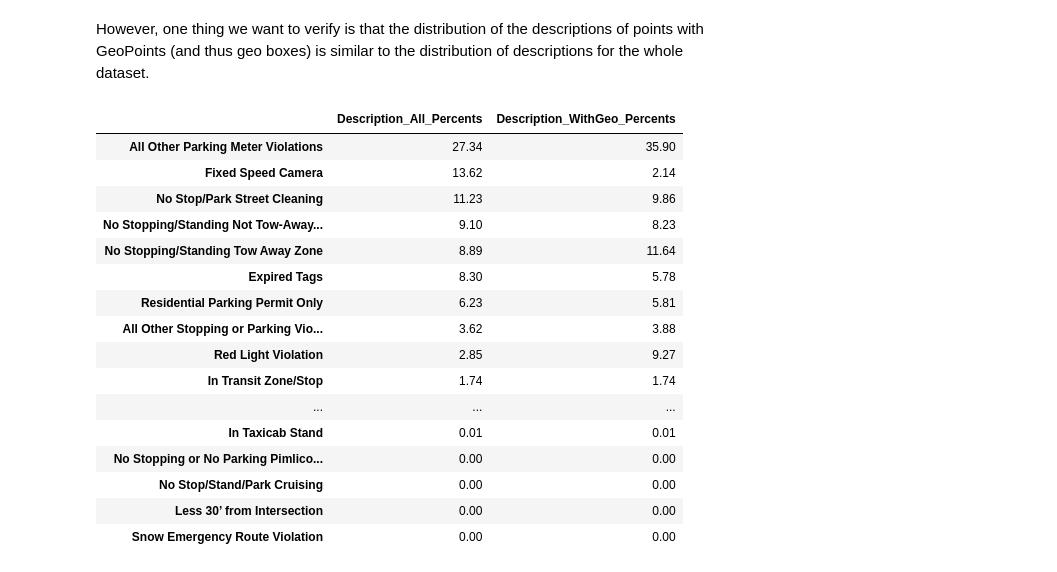
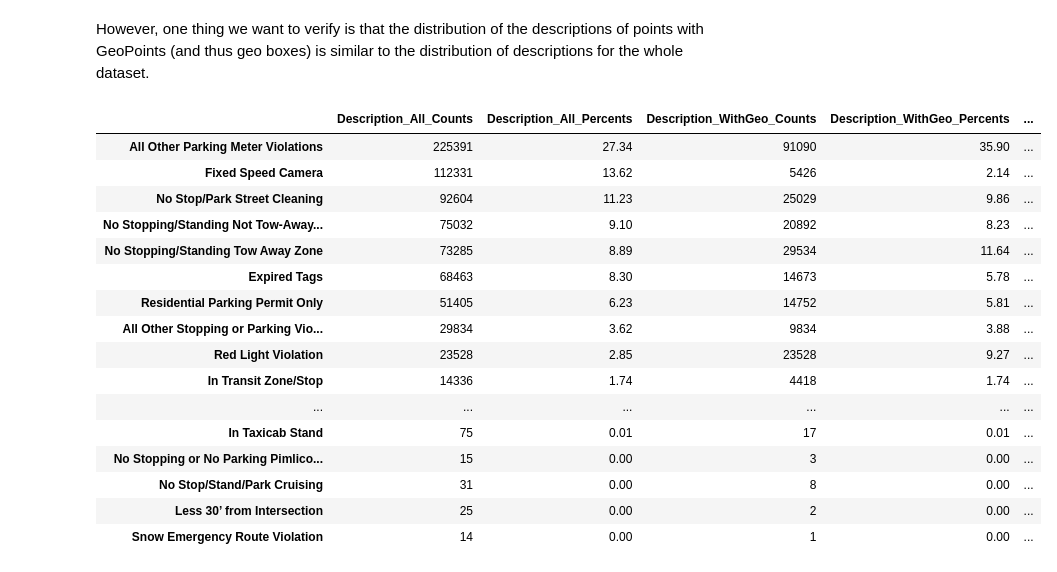
Before and after one commit to nichollsbr/baltimore-transit, a Jupyter notebook: Parking_Citations_Analysis.ipynb, the cells around one changed output. Saved outputs shown, nothing was run; the diff lists cells and outputs as text; code cells hidden in the pictures.

```diff
--- a/Parking_Citations_Analysis.ipynb
+++ b/Parking_Citations_Analysis.ipynb
@@ -247,10 +236,24 @@ matchingTicketCount = []
 for i in hourList:
     matchingTicketCount.append(ticket_hours.get(i, 0))
 
+ticket_DayOfWeek = fixed_speed_camera_all["ViolDate"].map(lambda x: x.weekday()).value_counts()
+dayList = list(range(0,7))
+matchingDayTicketCount = []
+for i in dayList:
+    matchingDayTicketCount.append(ticket_DayOfWeek.get(i, 0))
+
+plt.figure(figsize=(10, 4))
+plt.subplot(1,2,1)
 plt.bar(hourList, matchingTicketCount, align='center', alpha=0.5)
 plt.xlabel("Hour of Day")
 plt.ylabel('Citation Count')
-plt.title('Fixed Speed Ticket Citation Count')
+plt.title('Fixed Speed Ticket Citation Count by Hour')
+
+plt.subplot(1,2,2)
+plt.bar(dayList, matchingDayTicketCount, align='center', alpha=0.5)
+plt.xlabel("Weekday")
+plt.ylabel('Citation Count')
+plt.title('Fixed Speed Ticket Citation Count by Day of Week')
 
 plt.show()
 # %% [output]
@@ -283,37 +288,43 @@ However, one thing we want to verify is that the distribution of the description
 # %%
 all_counts = pc["Description"].value_counts().sort_index()
 records_with_geo_counts = pc[pc["GeoBox"].isnull()]["Description"].value_counts().sort_index()
 labels = all_counts.index.values
 all_count_vals = all_counts.values
 records_with_geo_counts_vals = records_with_geo_counts.values
 
 datadict = {
     "Description_All_Percents" : [],
-    "Description_WithGeo_Percents": []
+    "Description_WithGeo_Percents": [],
+    "Description_All_Counts": [],
+    "Description_WithGeo_Counts": []
 }
 
 for i in range(len(labels)):
     percent_all = float("{:.2f}".format(all_count_vals[i]/np.sum(all_count_vals)*100))
     percent_geo = float("{:.2f}".format(records_with_geo_counts_vals[i]/np.sum(records_with_geo_counts_vals)*100))
     datadict["Description_All_Percents"].append(percent_all)
     datadict["Description_WithGeo_Percents"].append(percent_geo)
+    datadict["Description_All_Counts"].append(all_count_vals[i])
+    datadict["Description_WithGeo_Counts"].append(records_with_geo_counts_vals[i])
 
-pd.DataFrame(data = datadict, index = labels).sort_values(by = "Description_All_Percents", axis = 0, ascending = False)
+countDF = pd.DataFrame(data = datadict, index = labels).sort_values(by = "Description_All_Percents", axis = 0, ascending = False)
+countDF["percent_withgeo"] = countDF["Description_WithGeo_Counts"]/countDF["Description_All_Counts"]*100
+countDF
 # %% [output]
-|  | Description_All_Percents | Description_WithGeo_Percents |
-| All Other Parking Meter Violations | 27.34 | 35.90 |
-| Fixed Speed Camera | 13.62 | 2.14 |
-| No Stop/Park Street Cleaning | 11.23 | 9.86 |
-| No Stopping/Standing Not Tow-Away... | 9.10 | 8.23 |
-| No Stopping/Standing Tow Away Zone | 8.89 | 11.64 |
-| Expired Tags | 8.30 | 5.78 |
-| Residential Parking Permit Only | 6.23 | 5.81 |
-| All Other Stopping or Parking Vio... | 3.62 | 3.88 |
-| Red Light Violation | 2.85 | 9.27 |
-| In Transit Zone/Stop | 1.74 | 1.74 |
-| ... | ... | ... |
-| In Taxicab Stand | 0.01 | 0.01 |
-| No Stopping or No Parking Pimlico... | 0.00 | 0.00 |
-| No Stop/Stand/Park Cruising | 0.00 | 0.00 |
-| Less 30’ from Intersection | 0.00 | 0.00 |
-| Snow Emergency Route Violation | 0.00 | 0.00 |
+|  | Description_All_Counts | Description_All_Percents | Description_WithGeo_Counts | Description_WithGeo_Percents | ... |
+| All Other Parking Meter Violations | 225391 | 27.34 | 91090 | 35.90 | ... |
+| Fixed Speed Camera | 112331 | 13.62 | 5426 | 2.14 | ... |
+| No Stop/Park Street Cleaning | 92604 | 11.23 | 25029 | 9.86 | ... |
+| No Stopping/Standing Not Tow-Away... | 75032 | 9.10 | 20892 | 8.23 | ... |
+| No Stopping/Standing Tow Away Zone | 73285 | 8.89 | 29534 | 11.64 | ... |
+| Expired Tags | 68463 | 8.30 | 14673 | 5.78 | ... |
+| Residential Parking Permit Only | 51405 | 6.23 | 14752 | 5.81 | ... |
+| All Other Stopping or Parking Vio... | 29834 | 3.62 | 9834 | 3.88 | ... |
+| Red Light Violation | 23528 | 2.85 | 23528 | 9.27 | ... |
+| In Transit Zone/Stop | 14336 | 1.74 | 4418 | 1.74 | ... |
+| ... | ... | ... | ... | ... | ... |
+| In Taxicab Stand | 75 | 0.01 | 17 | 0.01 | ... |
+| No Stopping or No Parking Pimlico... | 15 | 0.00 | 3 | 0.00 | ... |
+| No Stop/Stand/Park Cruising | 31 | 0.00 | 8 | 0.00 | ... |
+| Less 30’ from Intersection | 25 | 0.00 | 2 | 0.00 | ... |
+| Snow Emergency Route Violation | 14 | 0.00 | 1 | 0.00 | ... |
```
Also changed, not shown: parts of 7 cells of this notebook.
